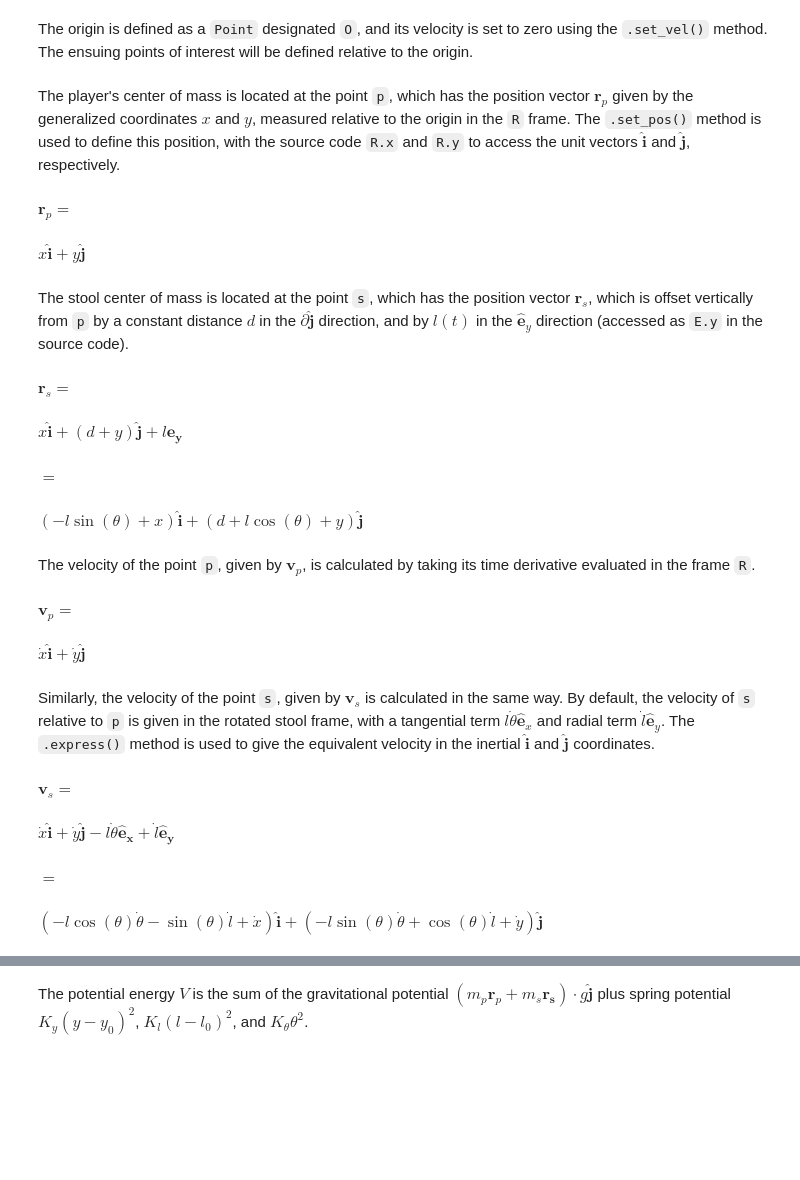
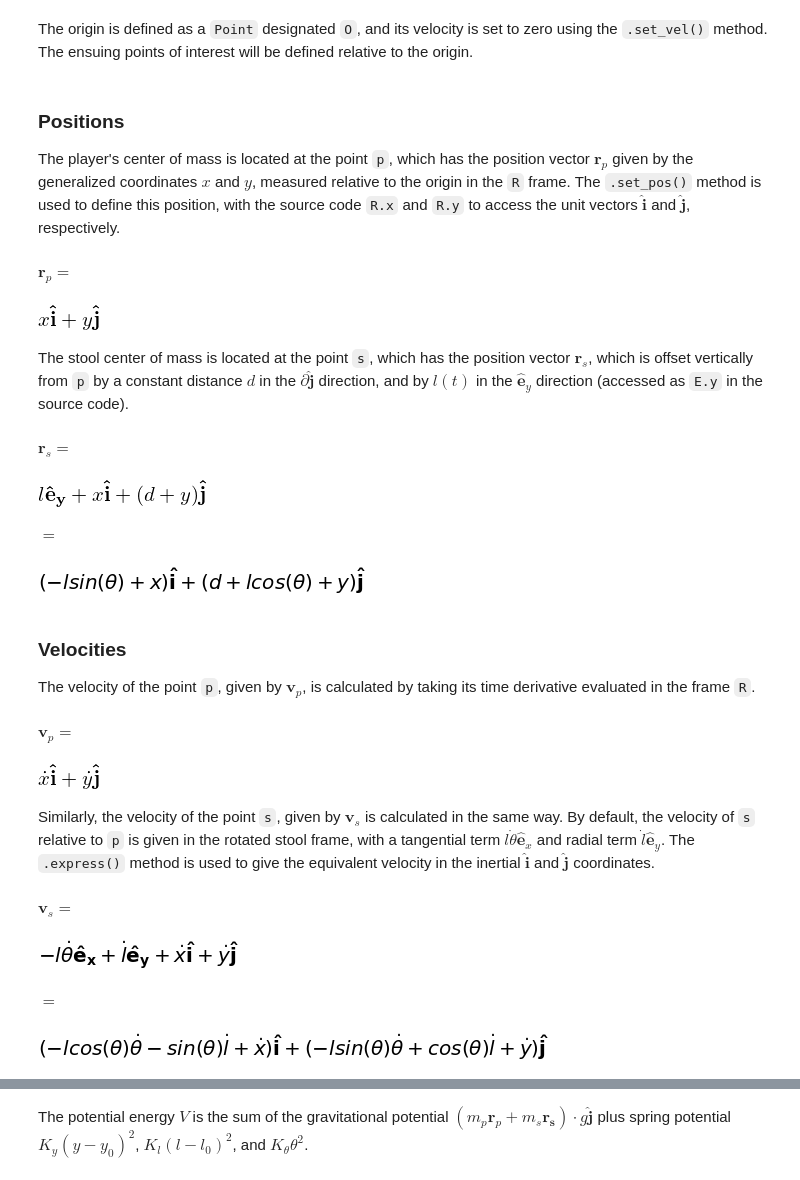
Before and after one commit to radcli14/drubble, a Jupyter notebook: extra_data/eom.ipynb, the cells around one changed output, grey strips where cells are left out. Drawn from its saved outputs; the diff is of its cells as text; code cells hidden in the pictures; blank space fills up the shorter version.

```diff
--- a/extra_data/eom.ipynb
+++ b/extra_data/eom.ipynb
@@ -106,44 +93,50 @@ The origin is defined as a `Point` designated `O`, and its velocity is set to ze
 origin = Point('O')
 origin.set_vel(R, 0)
 # %% [markdown]
+### Positions
 The player's center of mass is located at the point `p`, which has the position vector $\mathbf{r}_p$ given by the generalized coordinates $x$ and $y$, measured relative to the origin in the `R` frame. The `.set_pos()` method is used to define this position, with the source code `R.x` and `R.y` to access the unit vectors $\mathbf{\hat{i}}$ and $\mathbf{\hat{j}}$, respectively.
 # %%
-player = Point('p')
-player.set_pos(origin, x * R.x + y * R.y)
-rp = player.pos_from(origin)
+player_cm = Point('p')
+player_cm.set_pos(origin, x * R.x + y * R.y)
+rp = player_cm.pos_from(origin)
 display(Latex('$\mathbf{r}_p = $'), rp)
 # %% [output]
 $\mathbf{r}_p = $
-$\displaystyle x\mathbf{\hat{i}} + y\mathbf{\hat{j}}$
+[figure, added]
 # %% [markdown]
 The stool center of mass is located at the point `s`, which has the position vector $\mathbf{r}_s$, which is offset vertically from `p` by a constant distance $d$ in the $\partial\mathbf{\hat{j}}$ direction, and by $l(t)$ in the $\mathbf{\hat{e}}_y$ direction (accessed as `E.y` in the source code).
 # %%
-stool = Point('s')
-stool.set_pos(player, d * R.y + l * E.y)
-rs = stool.pos_from(origin)
+rotation_center = Point('d')
+rotation_center.set_pos(player_cm, d * R.y)
+stool_cm = Point('s')
+stool_cm.set_pos(rotation_center, l * E.y)
+rs = stool_cm.pos_from(origin)
 display(Latex('$\mathbf{r}_s = $'), rs, Latex('$ = $'), rs.express(R))
 # %% [output]
 $\mathbf{r}_s = $
+[figure, added]
-$\displaystyle x\mathbf{\hat{i}} + (d + y)\mathbf{\hat{j}} + l\mathbf{\hat{e}_y}$
+$ = $
-$ = $
-$\displaystyle (- l \operatorname{sin}\left(θ\right) + x)\mathbf{\hat{i}} + (d + l \operatorname{cos}\left(θ\right) + y)\mathbf{\hat{j}}$
+[figure, added]
 # %% [markdown]
+### Velocities
 The velocity of the point `p`, given by $\mathbf{v}_p$, is calculated by taking its time derivative evaluated in the frame `R`.
 # %%
-vp = player.pos_from(origin).dt(R)
+vp = rp.dt(R)
+player_cm.set_vel(R, vp)
 display(Latex('$\mathbf{v}_p =$'), vp)
 # %% [output]
 $\mathbf{v}_p =$
-$\displaystyle \dot{x}\mathbf{\hat{i}} + \dot{y}\mathbf{\hat{j}}$
+[figure, added]
 # %% [markdown]
 Similarly, the velocity of the point `s`, given by $\mathbf{v}_s$ is calculated in the same way. By default, the velocity of `s` relative to `p` is given in the rotated stool frame, with a tangential term $l\dot{\theta}\hat{\mathbf{e}}_x$ and radial term $\dot{l}\hat{\mathbf{e}}_y$. The `.express()` method is used to give the equivalent velocity in the inertial $\hat{\mathbf{i}}$ and $\hat{\mathbf{j}}$ coordinates.
 # %%
-vs = stool.pos_from(origin).dt(R)
+vs = rs.dt(R)
+stool_cm.set_vel(R, vs)
 display(Latex('$\mathbf{v}_s =$'), vs, Latex('$ = $'), vs.express(R))
 # %% [output]
 $\mathbf{v}_s =$
+[figure, added]
-$\displaystyle \dot{x}\mathbf{\hat{i}} + \dot{y}\mathbf{\hat{j}} -  l \dot{θ}\mathbf{\hat{e}_x} + \dot{l}\mathbf{\hat{e}_y}$
+$ = $
-$ = $
-$\displaystyle (- l \operatorname{cos}\left(θ\right) \dot{θ} - \operatorname{sin}\left(θ\right) \dot{l} + \dot{x})\mathbf{\hat{i}} + (- l \operatorname{sin}\left(θ\right) \dot{θ} + \operatorname{cos}\left(θ\right) \dot{l} + \dot{y})\mathbf{\hat{j}}$
+[figure, added]
 # %% [markdown]
 ## Lagrange's Method
```
Also changed, not shown: parts of 32 cells of this notebook, 1 other file.
